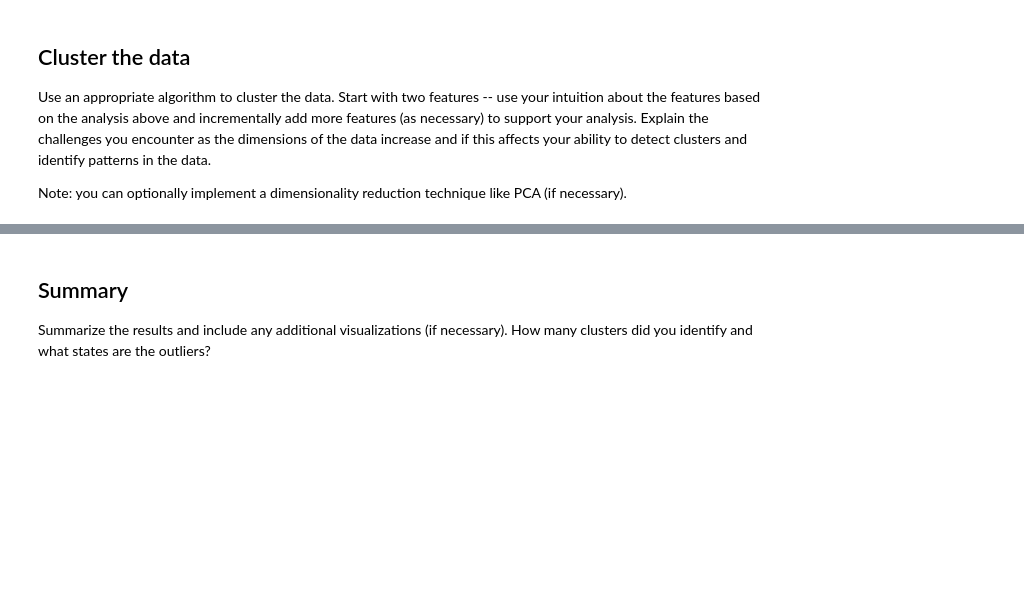
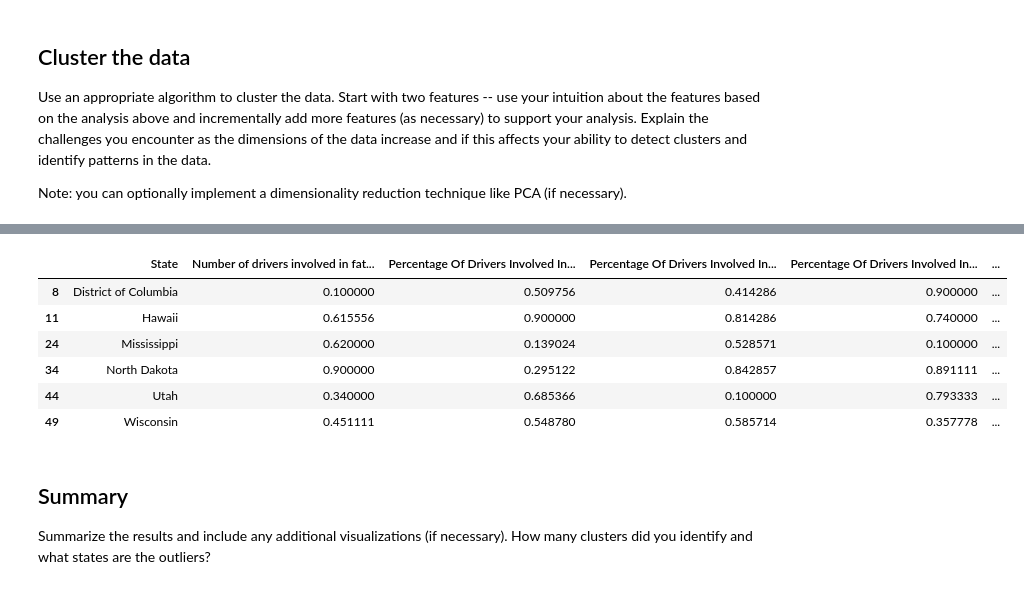
Before and after one commit to clarkech95/clustering, a Jupyter notebook: Clustering.ipynb, the cells around one changed output, grey strips where cells are left out. Drawn from its saved outputs; the diff is of its cells as text; code cells hidden in the pictures; blank space fills up the shorter version.

```diff
--- a/Clustering.ipynb
+++ b/Clustering.ipynb
@@ -50,3 +96,13 @@ Note: you can optionally implement a dimensionality reduction technique like PCA
+# %%
+data.iloc[np.r_[8,11,24,34,44,49],:]
+# %% [output]
+|  | State | Number of drivers involved in fat... | Percentage Of Drivers Involved In... | Percentage Of Drivers Involved In... | Percentage Of Drivers Involved In... | ... |
+| 8 | District of Columbia | 0.100000 | 0.509756 | 0.414286 | 0.900000 | ... |
+| 11 | Hawaii | 0.615556 | 0.900000 | 0.814286 | 0.740000 | ... |
+| 24 | Mississippi | 0.620000 | 0.139024 | 0.528571 | 0.100000 | ... |
+| 34 | North Dakota | 0.900000 | 0.295122 | 0.842857 | 0.891111 | ... |
+| 44 | Utah | 0.340000 | 0.685366 | 0.100000 | 0.793333 | ... |
+| 49 | Wisconsin | 0.451111 | 0.548780 | 0.585714 | 0.357778 | ... |
 # %% [markdown]
 ## Summary
 Summarize the results and include any additional visualizations (if necessary). How many clusters did you identify and what states are the outliers?
```
Also changed, not shown: parts of 14 cells of this notebook, 1 other file.
